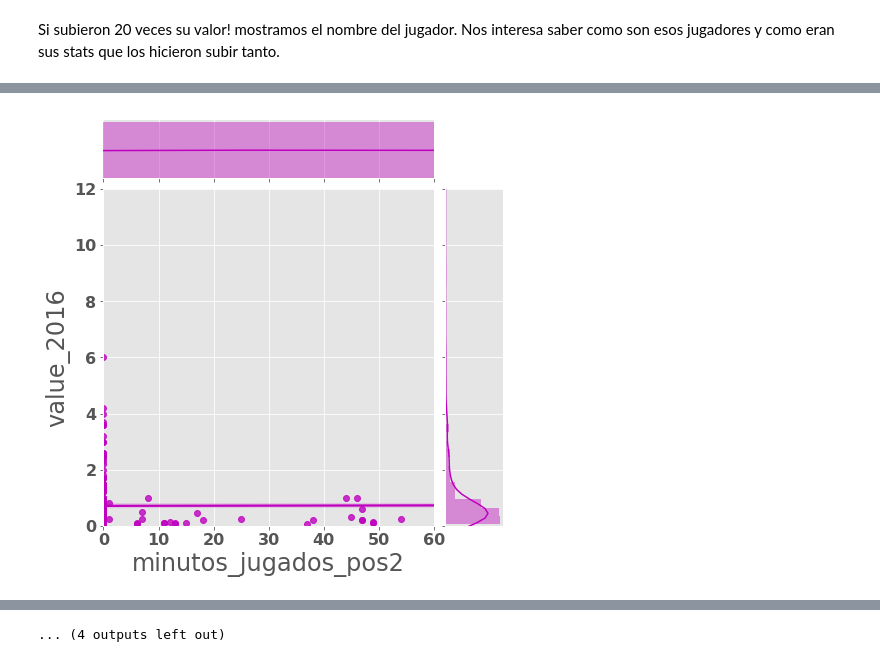
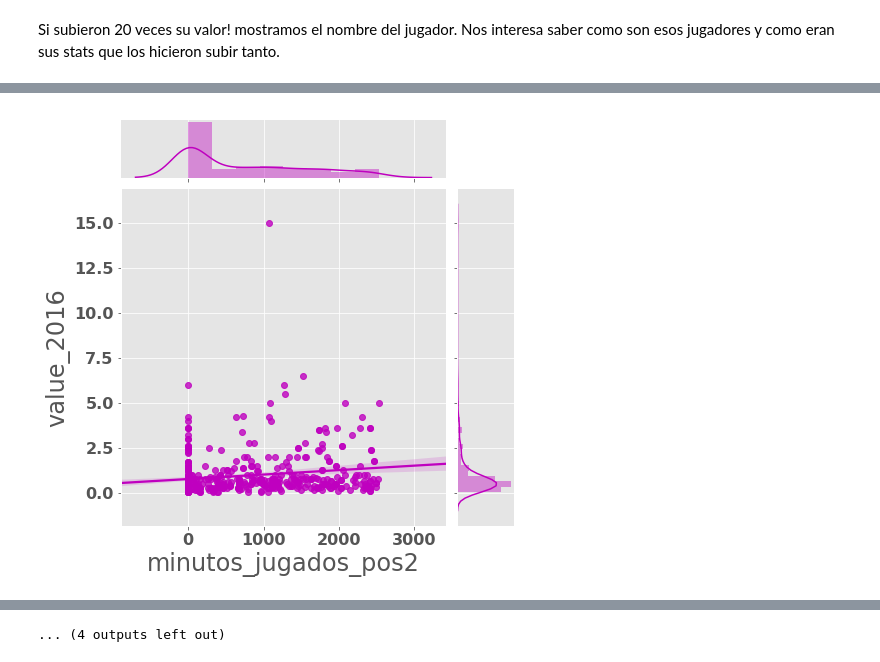
Before and after one commit to serch86/TransferPricePrediction, a Jupyter notebook: Description_and_merge_Transfer_Market.ipynb, the cells around one changed output, grey strips where cells are left out. Cells and saved outputs as stored; diff of their text form; code cells hidden in the pictures.

```diff
--- a/Description_and_merge_Transfer_Market.ipynb
+++ b/Description_and_merge_Transfer_Market.ipynb
@@ -787,7 +782,8 @@ Text(0.0, 127, 'Mediana de precio')
 # Mas Variables y relleno
 # %%
 # Se rellena el valor de 2015 con el 0.05 que corresponde a la mayoria que esta ahi
-df.value_2015.fillna(df.value_2015.quantile(0.05),inplace=True)
+# df.value_2015.fillna(df.value_2015.quantile(0.05),inplace=True)
+# YANO ES NECESARIO POR QUE NO HAY NULOS AQUI
 
 # se rellena despues de los descriptivos
 df.posicion_2.fillna('No aplica', inplace=True)
@@ -930,6 +906,7 @@ for i,j,z in df[['value_2015','value_2016','jugador']].sample(120).values:
 
     if j/i > 20:
         plt.text(1.02,j,z, fontsize = 14)
+        plt.plot( (0,1),(i,j),'-', marker='o', color = 'g', alpha=0.8)
 
 plt.title('Balance de valor de transferencia durante la temporada 2015 a la temporada 2016')
 plt.xticks(range(2),['Temporada 2015','Temporada 2016'])
@@ -944,7 +921,7 @@ df['cociente'] = df.value_2016 / df.value_2015
 # %%
 sns.boxplot(df.cociente)
 plt.title('Los outliers son los jugadores que tuvieron un crecimiento relevante en precio')
-for i,j in df[df.cociente > 100][['cociente','jugador']].values:
+for i,j in df[df.cociente > 39][['cociente','jugador']].values:
     print(i,j)
-    plt.text(i,-0.05,j, fontsize = 12);
+    plt.text(i,-0.05,j, fontsize = 12,rotation=45);
 # %% [output]
@@ -984,3 +962,6 @@ dtype: float64
 # %%
 cols_numeric = ['minutos_jugados_pos1','minutos_jugados_pos2','minutos_jugados_pos3','ranking_pos1','ranking_pos2','ranking_pos3','ranking_restringido_pos1','ranking_restringido_pos2','ranking_restringido_pos3','value_2015','value_2016','edad','minutos_totales','ranking_promedio',
  'ranking_restringido_promedio','cociente']
+# %%
+for i in cols_numeric:
+    sns.pairplot(df, x_vars=i, y_vars='value_2016', height=7, aspect=1, kind='reg')
@@ -987,5 +982,6 @@ cols_numeric = ['minutos_jugados_pos1','minutos_jugados_pos2','minutos_jugados_p
 # %%
 for i in cols_numeric:
     g = sns.jointplot(i, "value_2016", data=df, kind="reg",
-                  xlim=(0, 60), ylim=(0, 12), color="m", height=7)
+#                   xlim=(0, 60), ylim=(0, 12),
+                      color="m", height=7)
 # %% [output]
@@ -993 +989 @@ for i in cols_numeric:
-[figure, old version]
+[figure, new version]
```
Also changed, not shown: parts of 67 cells of this notebook, 1 other file.
